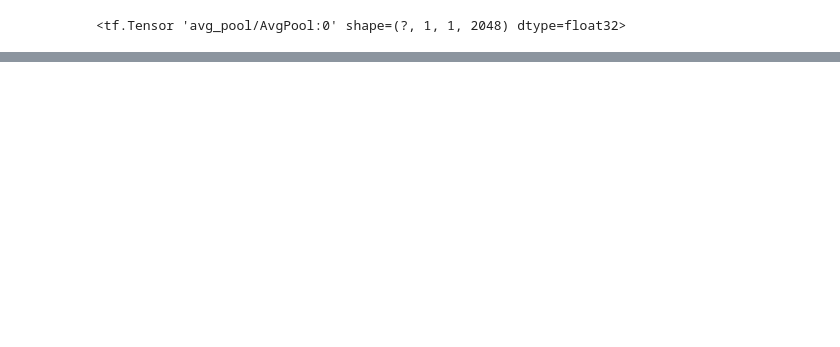
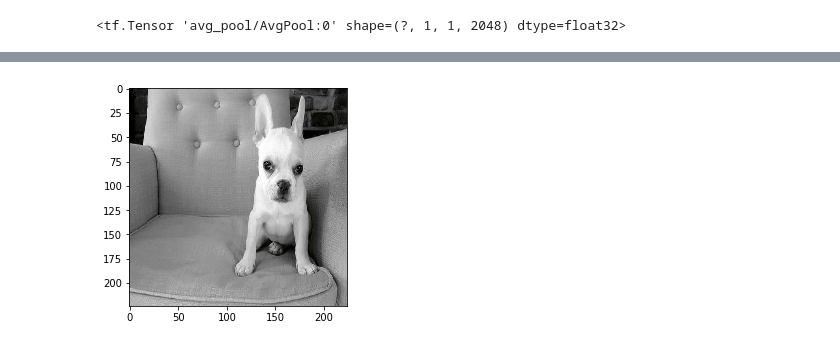
Before and after one commit to pfulop/resnetMyTensor, a Jupyter notebook: Lab4.ipynb, the cells around one changed output, grey strips where cells are left out. Cells and saved outputs as stored; diff of their text form; code cells hidden in the pictures; blank space fills up the shorter version.

```diff
--- a/Lab4.ipynb
+++ b/Lab4.ipynb
@@ -119,0 +101,8 @@ plt.imshow(np_array)
+# %%
+np_array = sess.run(next_input[0])
+def plotim(np_array):
+    np_array += [103.062623801, 115.902882574, 123.151630838 ]
+    np_array = np_array/255
+    np_array = np.split(np_array,3, 2)
+    np_array = np.concatenate([np_array[2], np_array[1], np_array[0]],2)
+    plt.imshow(np_array)
@@ -119,0 +118,4 @@ plt.imshow(np_array)
+# %%
+plotim(np_array)
+# %% [output]
+[figure, added]
```
Also changed, not shown: parts of 10 cells of this notebook, 3 other files.
